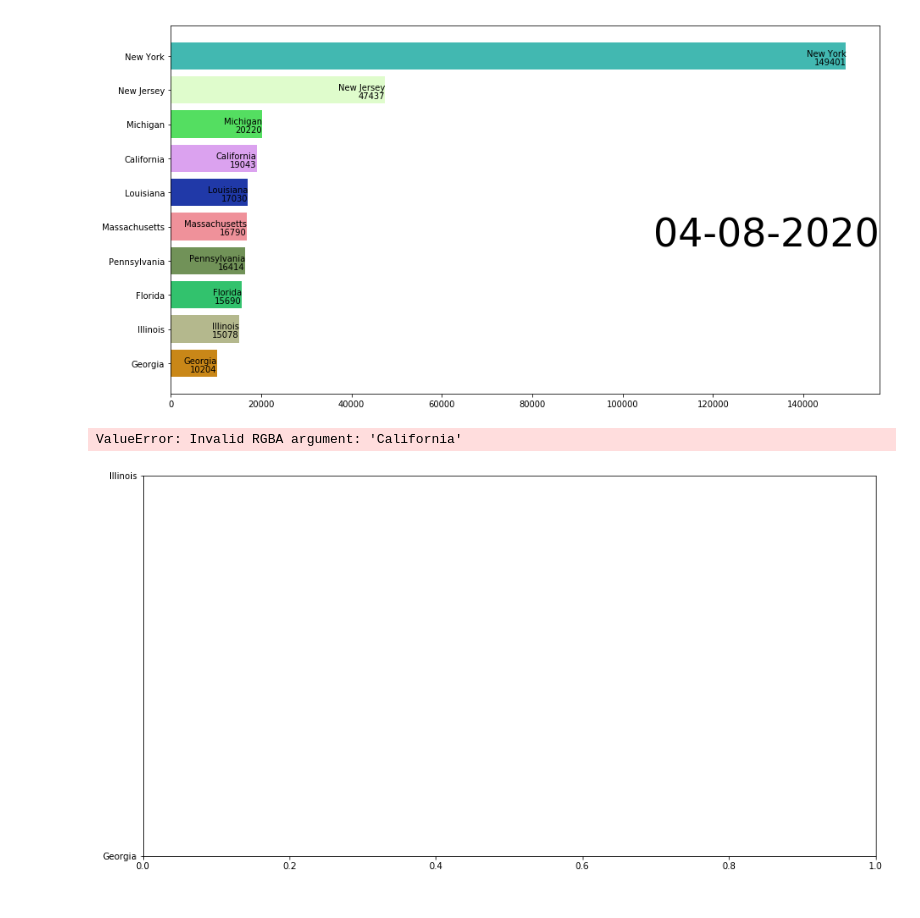
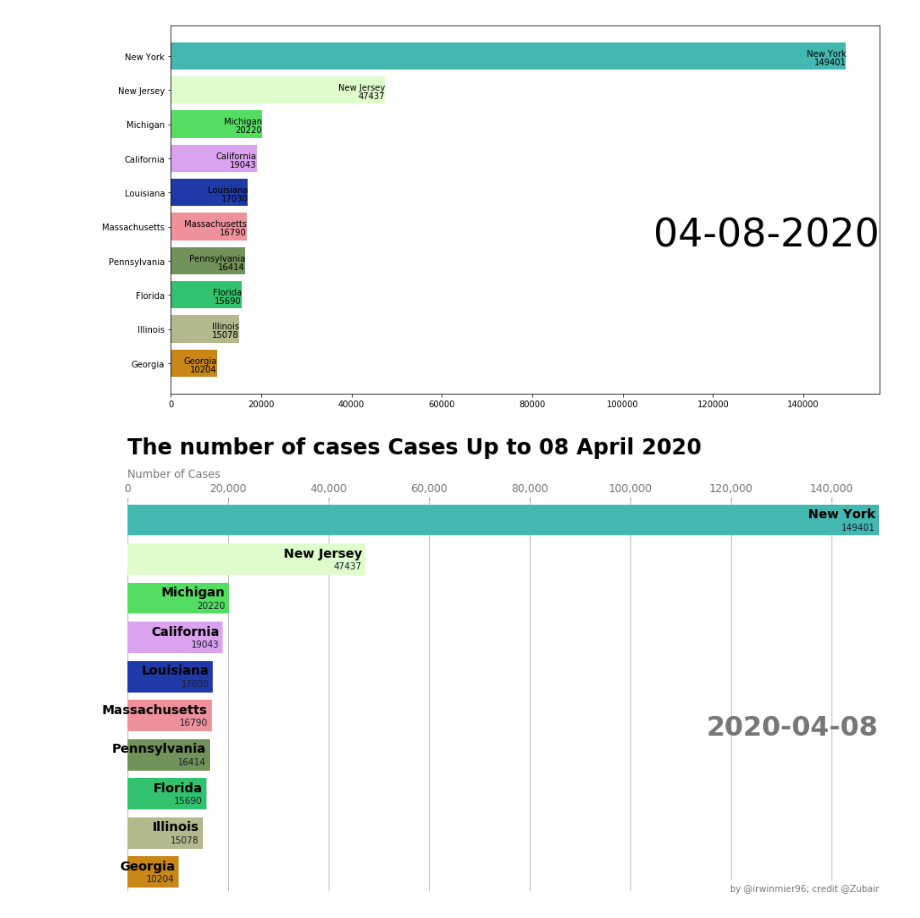
Before and after one commit to irwinmier96/Extra_Side_Projects, a Jupyter notebook: Coronavirus Cases by U.S County 2020/cases_US_state_over_time_running_chart.ipynb, the cells around one changed output. Drawn from its saved outputs; the diff is of its cells as text; code cells hidden in the pictures.

```diff
--- a/Coronavirus Cases by U.S County 2020/cases_US_state_over_time_running_chart.ipynb
+++ b/Coronavirus Cases by U.S County 2020/cases_US_state_over_time_running_chart.ipynb
@@ -76,36 +76,34 @@ Text(1, 0.4, '04-08-2020')
 # %%
 fig, ax = plt.subplots(figsize=(15, 8)) #making function make_barchart so we can call it into a FuncAnimator feature
 def make_barchart(date,case="cases"):
     dff= (covid[covid['date'].eq(date)].sort_values(by=case,ascending=False).head(10))[::-1]
     ax.clear()
-    import
-    color_code = []
+    color_code = []  #Assigning the color
     random.seed(1000)
     for i in range(len(covid.state.unique())):
         color_code.append('#%06X' % randint(0, 0xFFFFFF))
-    colors = dict(zip(covid.state.unique(),color_code))
-    ax.barh(dff['state'], dff[case], color=colors)
-    dx = dff[case].max() / 200  #using other colors
-    for i, (value, name) in enumerate(zip(dff[case], dff['state'])):
-        ax.text(value-dx, i,     name,           size=14, weight=600, ha='right', va='bottom')
+    colors = dict(zip(covid.state.unique(),color_code)) #giving random colors to states
+    ax.barh(dff['state'], dff[case], color=[colors[x] for x in dff['state']])
+    dx = dff[case].max() / 200
+    for i, (value, name) in enumerate(zip(dff[case], dff['state'])): #setting text size and position in the chart
+        ax.text(value-dx, i, name,  size=14, weight=600, ha='right', va='bottom')
         ax.text(value-dx, i-.25, value, size=10, color='#17202A', ha='right', va='baseline')
     ax.text(1, 0.4, date, transform=ax.transAxes, color='#777777', size=30, ha='right', weight=800)
     ax.text(0, 1.06, 'Number of Cases', transform=ax.transAxes, size=12, color='#777777')
     ax.xaxis.set_major_formatter(ticker.StrMethodFormatter('{x:,.0f}'))
     ax.xaxis.set_ticks_position('top')
     ax.tick_params(axis='x', colors='#777777', labelsize=12)
     ax.set_yticks([])
     ax.margins(0, 0.01)
     ax.grid(which='major', axis='x', linestyle='-')
     ax.set_axisbelow(True)
     ax.text(0, 1.12, 'The number of '+str(case)+' Cases Up to 08 April 2020',
             transform=ax.transAxes, size=24, weight=600, ha='left')
     ax.text(1, 0, 'by @irwinmier96; credit @Zubair', transform=ax.transAxes, ha='right',
             color='#777777', bbox=dict(facecolor='white', alpha=0.8, edgecolor='white'))
     plt.box(False)
 
 
 make_barchart('2020-04-08')
 # %% [output]
-ValueError: Invalid RGBA argument: 'California'
-[figure, old version]
+[figure, new version]
```
Also changed, not shown: parts of 1 cell of this notebook, 1 other file.
